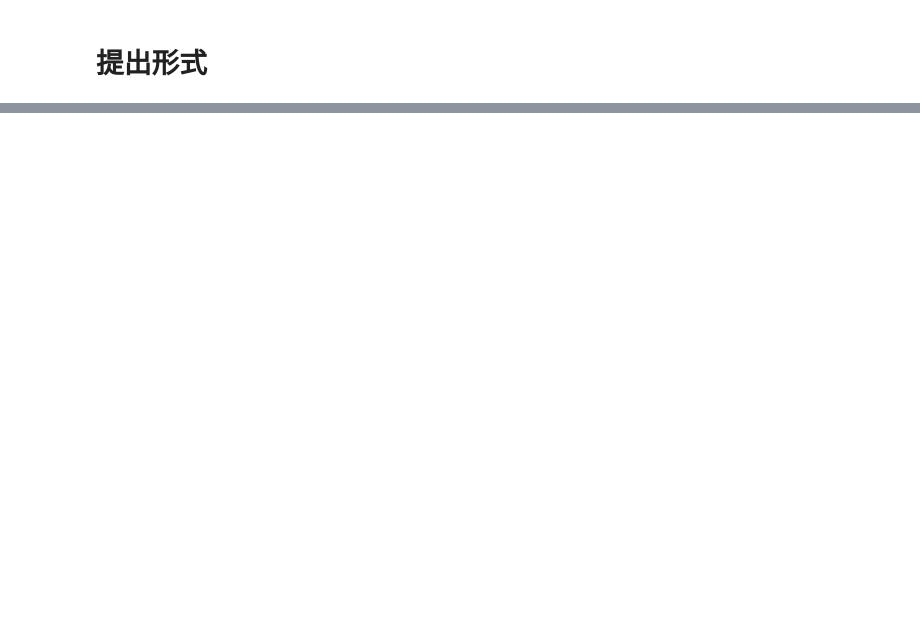
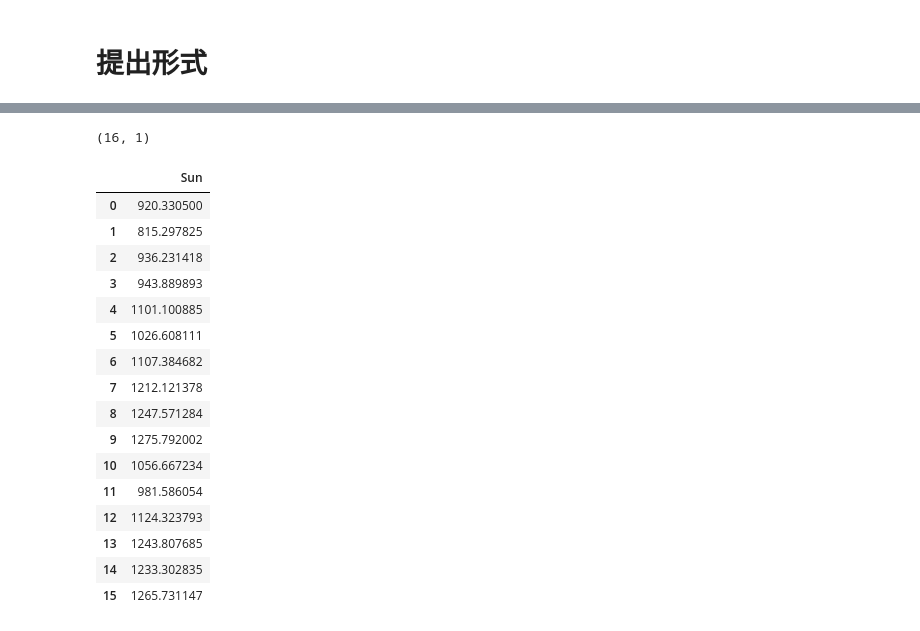
Before and after one commit to sangyuchuan1997/E-qualif-Practice, a Jupyter notebook: exercises/03_CryptoCurrency/Exercise_Crypto.ipynb, the cells around one changed output, grey strips where cells are left out. Drawn from its saved outputs; the diff is of its cells as text; code cells hidden in the pictures; blank space fills up the shorter version.

Commit message:
Crypto LSTM model

```diff
--- a/exercises/03_CryptoCurrency/Exercise_Crypto.ipynb
+++ b/exercises/03_CryptoCurrency/Exercise_Crypto.ipynb
@@ -128,2 +220,35 @@ x_train.shape, x_val.shape, y_train.shape, y_val.shape
 # %% [markdown]
 # 提出形式
+# %%
+# 予測
+
+# スケーリング
+test_x = scaler.fit_transform(test.values)
+# テストデータの形状を(16, 6, 1)に変更
+test_x = test_x.reshape(test_x.shape[0], test_x.shape[1], 1)
+
+# PyTorchのテンソルに変換
+test_x = torch.FloatTensor(test_x)
+
+# 予測実行
+model.eval()  # モデルを評価モードに設定
+with torch.no_grad():
+    pred = model(test_x)
+
+# 予測結果をnumpy配列に変換
+pred = pred.numpy()
+
+# スケール変換のために新しい配列を作成
+scaled_pred = np.zeros((pred.shape[0], 6))  # (16, 6)の形状
+scaled_pred[:, -1] = pred.flatten()  # 最後の列に予測値を設定
+
+# スケーラーを使って予測値を元のスケールに戻す
+scaled_pred = scaler.inverse_transform(scaled_pred)
+
+# 最後の列（予測値）だけを取り出す
+final_predictions = scaled_pred[:, -1]
+
+# 結果の確認
+print("最終予測結果の形状:", final_predictions.shape)
+print("\n予測値:")
+print(final_predictions)
@@ -130,9 +263,28 @@ x_train.shape, x_val.shape, y_train.shape, y_val.shape
 # %%
 # 提出形式の確認
-pred = pd.DataFrame(np.random.rand(16, 1), columns=['Sun'])
+pred = pd.DataFrame(final_predictions, columns=['Sun'])
 # 形状が（16, 1）になっていることを確認して下さい。
 print(pred.shape)
 pred
+# %% [output]
+(16, 1)
+|  | Sun |
+| 0 | 920.330500 |
+| 1 | 815.297825 |
+| 2 | 936.231418 |
+| 3 | 943.889893 |
+| 4 | 1101.100885 |
+| 5 | 1026.608111 |
+| 6 | 1107.384682 |
+| 7 | 1212.121378 |
+| 8 | 1247.571284 |
+| 9 | 1275.792002 |
+| 10 | 1056.667234 |
+| 11 | 981.586054 |
+| 12 | 1124.323793 |
+| 13 | 1243.807685 |
+| 14 | 1233.302835 |
+| 15 | 1265.731147 |
 # %%
 # csv形式での提出をお願いします。
 pred.to_csv('crypto_pred.csv')
```
Also changed, not shown: parts of 7 cells of this notebook, 1 other file.
